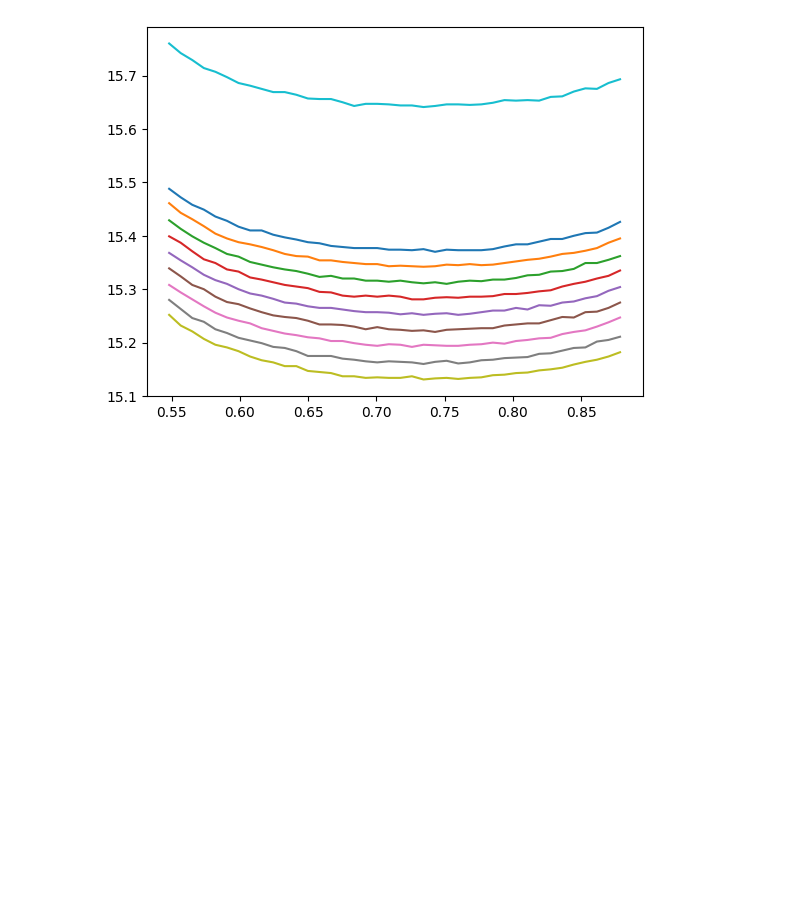
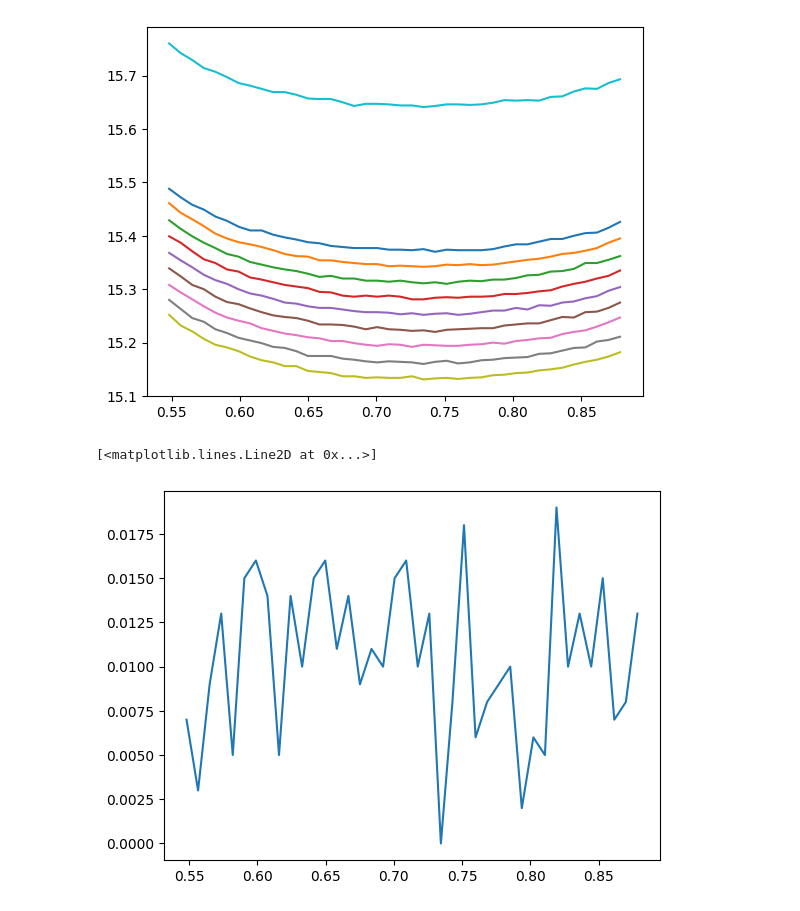
Before and after one commit to manulv96/Tesis, a Jupyter notebook: AGNs.ipynb, the cells around one changed output. Cells and saved outputs as stored; diff of their text form; code cells hidden in the pictures; blank space fills up the shorter version.

```diff
--- a/AGNs.ipynb
+++ b/AGNs.ipynb
@@ -281,3 +281,38 @@ ax.plot(t, star1[9])
 # %% [output]
 [<matplotlib.lines.Line2D at 0x...>]
 [figure]
+# %%
+#Calibramos los flujos observados de los AGNs utilizando las estrellas de calibración
+#Para esto, elegimos para cada AGN la estrella que tenga la magnitud más parecida a la del AGN
+
+#Utilizamos la media de cada estrella y AGN para comparar
+
+
+#Definimos una función que calcule la estrella con magnitud en media mas parecida al AGN y que luego reste dichas magnitudes y esto es lo que vamos a usar para determinar
+#si un AGN es variable o no
+
+def calibracion(agn, star):
+
+    rest = []
+
+    for i in range(63):
+
+        resta = abs (np.mean(star[i])-np.mean(agn))
+
+        rest.append(resta)
+
+        ind_min = np.argmin(rest)
+
+        cal = agn - star[ind_min]
+
+    return cal
+# %%
+agn = agn1[0]
+
+agn_calibrado = calibracion(agn, star1)
+#plt.plot(t1,agn1[0], 'o', ms=1)
+#plt.plot(t1, star1[29], 'o', ms=1)
+plt.plot(t1, agn_calibrado)
+# %% [output]
+[<matplotlib.lines.Line2D at 0x...>]
+[figure, added]
```
